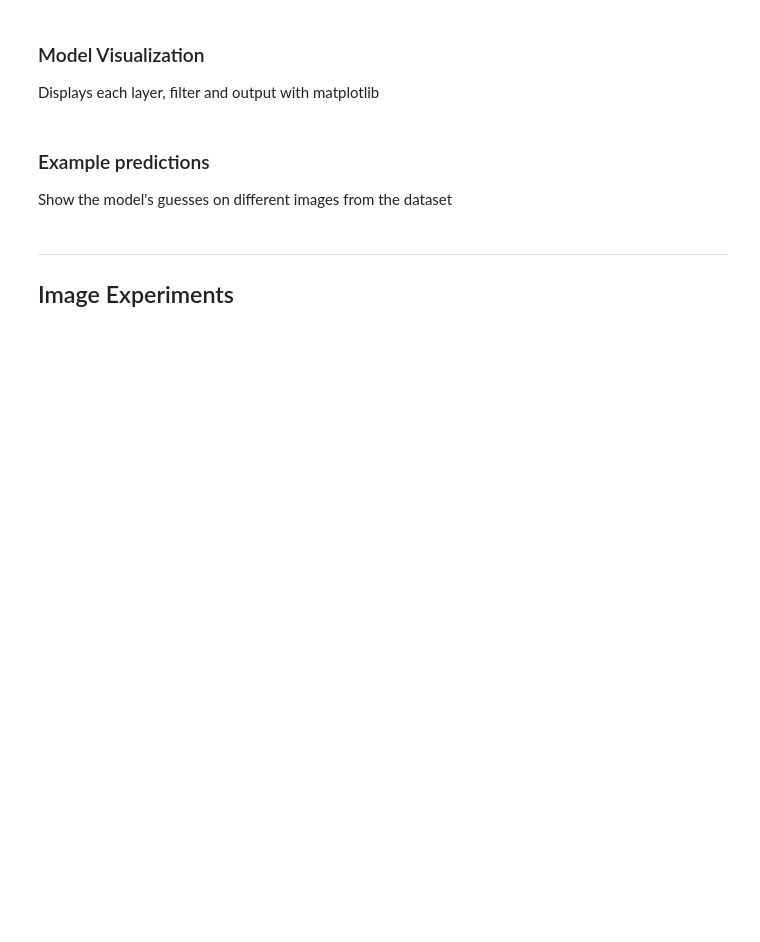
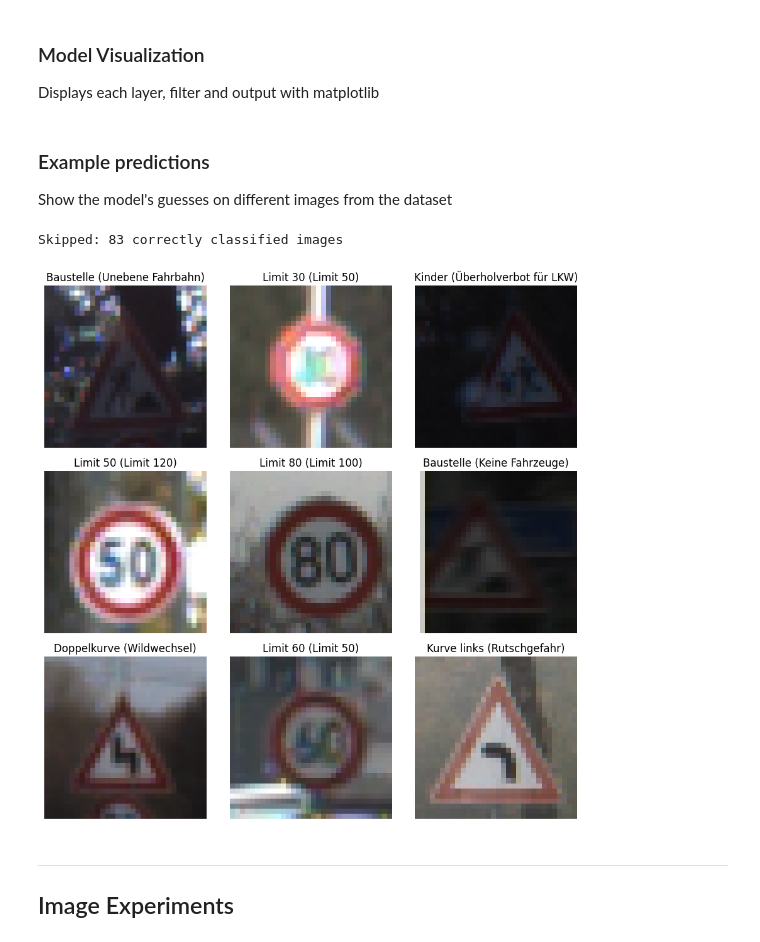
Before and after one commit to flerovium11/ai-research, a Jupyter notebook: classification.ipynb, the cells around one changed output. Saved outputs shown, nothing was run; the diff lists cells and outputs as text; code cells hidden in the pictures; blank space fills up the shorter version.

```diff
--- a/classification.ipynb
+++ b/classification.ipynb
@@ -553,26 +448,51 @@ plot_model(test_image)
 ### Example predictions
 Show the model's guesses on different images from the dataset
 # %%
+import numpy as np
+import matplotlib.pyplot as plt
 from IPython.display import clear_output
 
 only_misclassified = True
 skipped = 0
-for entry in validate_data:
-    label = model.predict(np.array([entry.image]), verbose=0)[0].argmax()
-    if label == entry.labels[0].category and only_misclassified:
+n, m = 3, 3
+figsize = (m * 3, n * 3)
+
+misclassified = []
+
+for entry in val_data:
+    label = model.predict(np.array([entry[0]]), verbose=0)[0].argmax()
+    if label == entry[1] and only_misclassified:
         skipped += 1
         continue
 
-    if only_misclassified:
+    misclassified.append((entry[0], entry[1], label))
+
+    if len(misclassified) == n * m:
         print(f'Skipped: {skipped} correctly classified images')
         skipped = 0
 
-    plt.imshow(entry.image, cmap='gray')
-    plt.axis('off')
-    plt.title(f'Predicted: {categories[label]}, Actual: {categories[entry.labels[0].category]}')
-    plt.show()
-    input('Press enter to continue...')
-    clear_output(wait=True)
+        fig, axes = plt.subplots(n, m, figsize=figsize)
+        axes = axes.ravel()
+
+        for i, (img, true_label, pred_label) in enumerate(misclassified):
+            axes[i].imshow(img, cmap='gray')
+            axes[i].axis('off')
+            axes[i].set_title(f'{classes_german[true_label]} ({classes_german[pred_label]})')
+
+        plt.tight_layout()
+        # plt.savefig('media/temp.png')
+        plt.show()
+        user_input = input('Press enter and type "exit" to exit...')
+        if user_input == 'exit':
+            # os.rename('media/temp.png', 'media/CNN_Falsche_Voraussagen.png')
+            break
+
+        clear_output(wait=True)
+
+        misclassified = []
+# %% [output]
+Skipped: 83 correctly classified images
+[figure, added]
 # %% [markdown]
 
 
```
Also changed, not shown: parts of 20 cells of this notebook, 21 other files.
